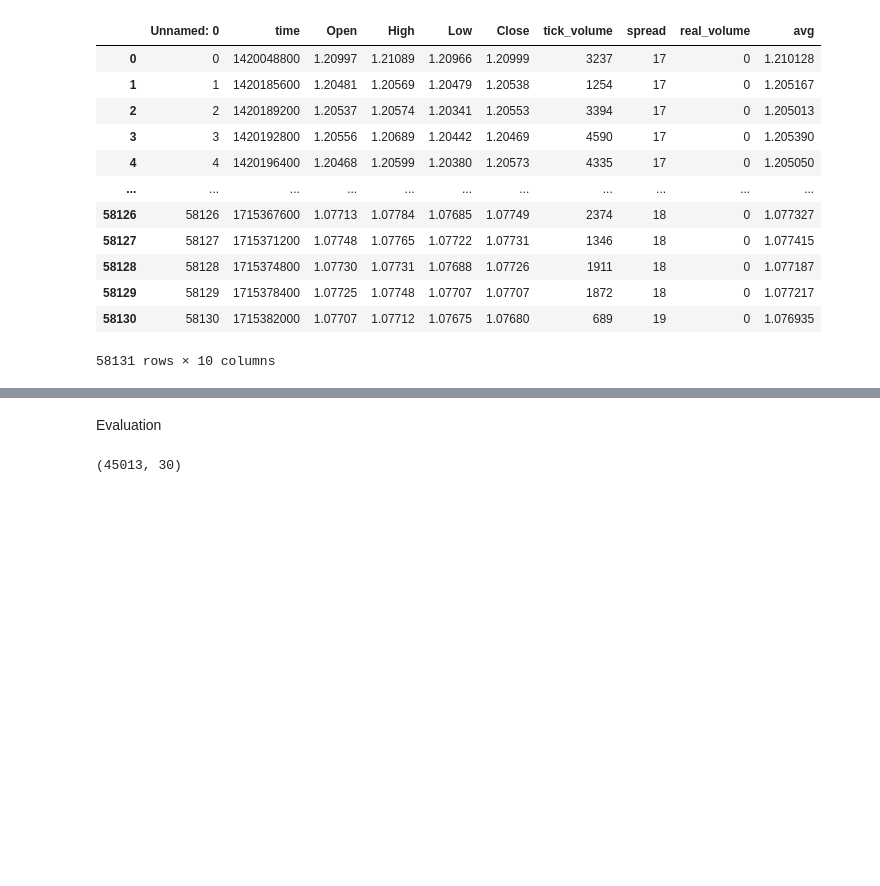
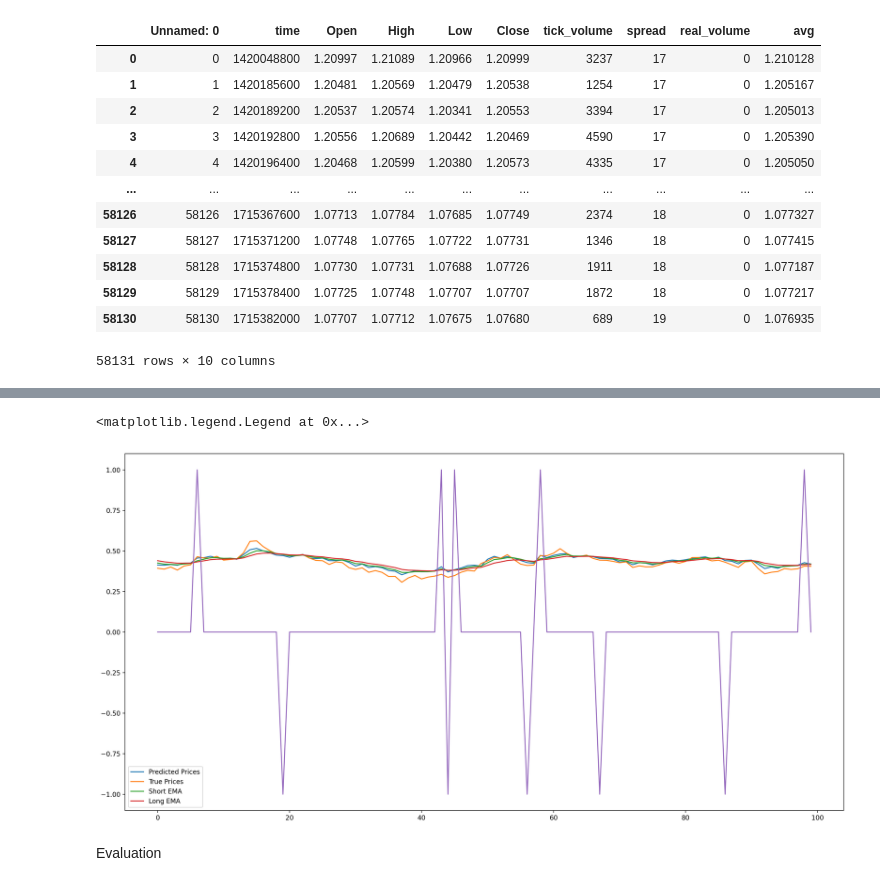
Before and after one commit to Iftekhar-mobin/Make_Money_with_Tensorflow_2.0, a Jupyter notebook: forexPredictor/Main_______Multivariate_Multi_Step_Single_output.ipynb, the cells around one changed output, grey strips where cells are left out. Cells and saved outputs as stored; diff of their text form; code cells hidden in the pictures; blank space fills up the shorter version.

```diff
--- a/forexPredictor/Main_______Multivariate_Multi_Step_Single_output.ipynb
+++ b/forexPredictor/Main_______Multivariate_Multi_Step_Single_output.ipynb
@@ -853,6 +902,28 @@ for i in
+# %%
+def generate_signals(short_ema, long_ema, threshold=0.0002):
+    signals = []
+    for i in range(1, len(short_ema)):
+        if short_ema[i] > long_ema[i] and short_ema[i-1] <= long_ema[i-1] and (short_ema[i] - long_ema[i]) >= threshold:
+            signals.append(1)
+        elif short_ema[i] < long_ema[i] and short_ema[i-1] >= long_ema[i-1] and (long_ema[i] - short_ema[i]) >= threshold:
+            signals.append(-1)
+        else:
+            signals.append(0)
+    signals.insert(0, 0)  # No signal for the first data point
+    return signals
+
+signals = generate_signals(short_ema, long_ema)
+# %%
+limit = 100
+plt.figure(figsize=(20, 10))
+plt.plot(collector_avg[-limit:], label='Predicted Prices')
+plt.plot(test_y_collect_avg[-limit:], label='True Prices')
+plt.plot(short_ema[-limit:], label='Short EMA')
+plt.plot(long_ema[-limit:], label='Long EMA')
+plt.plot(signals[-limit:])
+plt.legend()
+# %% [output]
+<matplotlib.legend.Legend at 0x...>
+[figure, added]
 # %% [markdown]
 Evaluation
-# %%
-test_y_test.shape
-# %% [output]
-(45013, 30)
```
Also changed, not shown: parts of 10 cells of this notebook.
